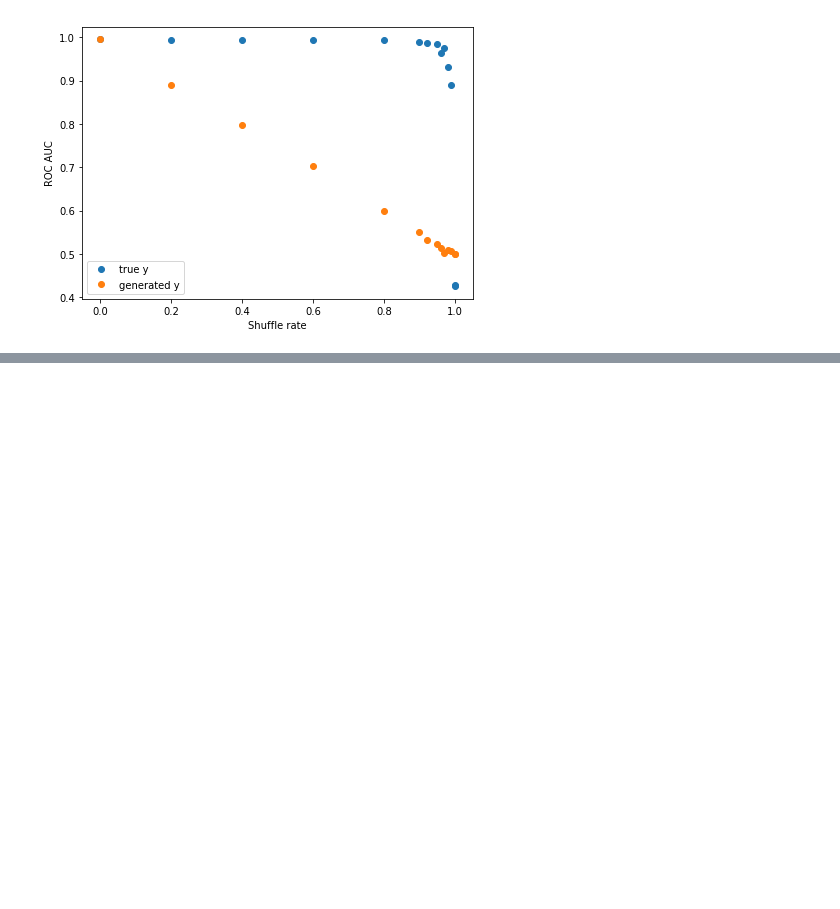
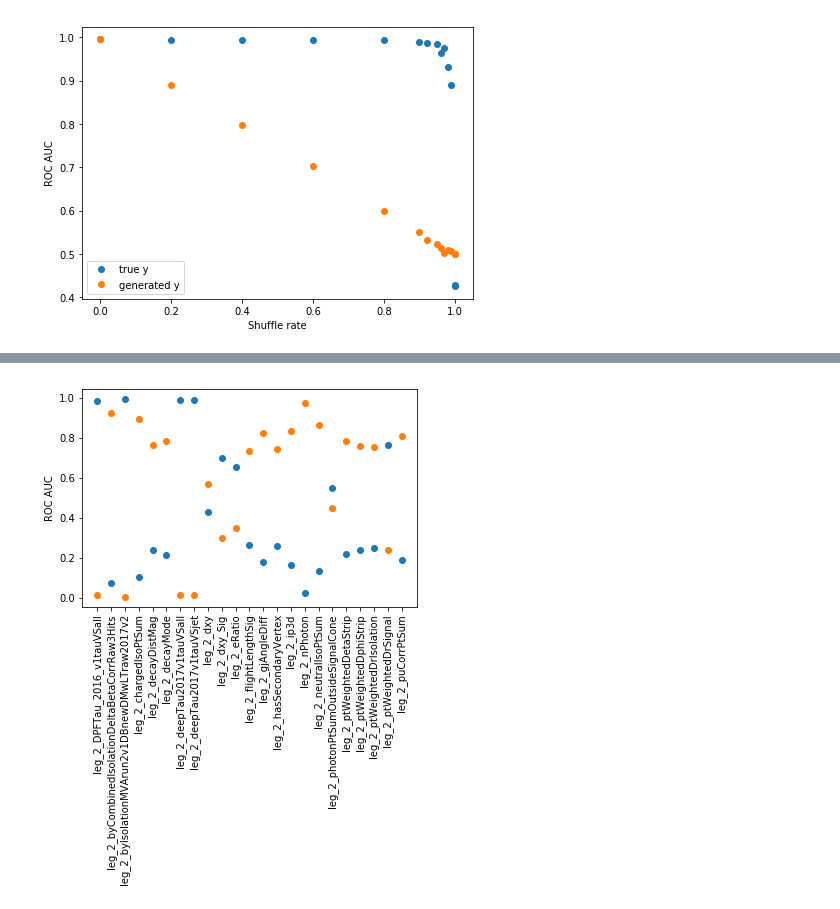
Before and after one commit to byrolew/licencjat, a Jupyter notebook: mieszaniny.ipynb, the cells around one changed output, grey strips where cells are left out. Drawn from its saved outputs; the diff is of its cells as text; code cells hidden in the pictures; blank space fills up the shorter version.

```diff
--- a/mieszaniny.ipynb
+++ b/mieszaniny.ipynb
@@ -15,7 +16,7 @@ np.random.seed(random_seed)
 set_seed_global(random_seed)
 # %%
 filename = "htt_features_test.pkl"
-data_dict = preprocess(filename, enable_dicriminators=False, random_seed=random_seed)
+data_dict = preprocess(filename, enable_dicriminators=True, random_seed=random_seed)
 # %%
 y_true = data_dict["labels"][:]
 X = data_dict["features"][:]
@@ -86,3 +84,25 @@ plt.legend(loc=3)
 plt.show()
 # %% [output]
 [figure]
+# %%
+auc_true_cols = {}
+auc_new_cols = {}
+for i, col in enumerate(data_dict['feature_names']):
+    print(col)
+    np.random.seed(random_seed)
+    y_new = (X[:, i] > X[:, i].mean()).astype(int)
+    X_tmp = np.delete(X, [i], axis=1)
+    print("number of 1s in new y:", y_new.sum())
+    print("number of 1s in true y:", y_true.sum())
+    print("probability of 1 if new y is 1:", y_true[y_new == 1].mean())
+    print("probability of 1 if new y is 0:", y_true[y_new == 0].mean())
+    model = train_xgb(X_tmp, y_new, "xgb_on_new_" + col, random_seed=random_seed)
+#     _, X_test, _, y_test_new = train_test_split(X, y_new, random_state=random_seed)
+#     _, X_test, _, y_test_true = train_test_split(X, y_true, random_state=random_seed)
+#     pred_test = model.predict_proba(X_test)[:, 1]
+#     auc_test_true.append(roc_auc_score(y_test_true, pred_test))
+#     auc_test_new.append(roc_auc_score(y_test_new, pred_test))
+    y_pred = model.predict_proba(X_tmp)[:, 1]
+    print_results(y_true, y_pred, "xgb_on_true_" + col, is_test=False)
+    auc_true_cols[col] = roc_auc_score(y_true, y_pred)
+    auc_new_cols[col] = roc_auc_score(y_new, y_pred)
@@ -88,0 +127,8 @@ plt.show()
+# %%
+plt.plot(auc_true_cols.keys(), auc_true_cols.values(), 'o',
+         auc_true_cols.keys(), 1 - np.array(list(auc_true_cols.values())), 'o')
+plt.xticks(rotation=90)
+plt.ylabel("ROC AUC")
+plt.show()
+# %% [output]
+[figure, added]
```
Also changed, not shown: parts of 6 cells of this notebook, 36 other files.
